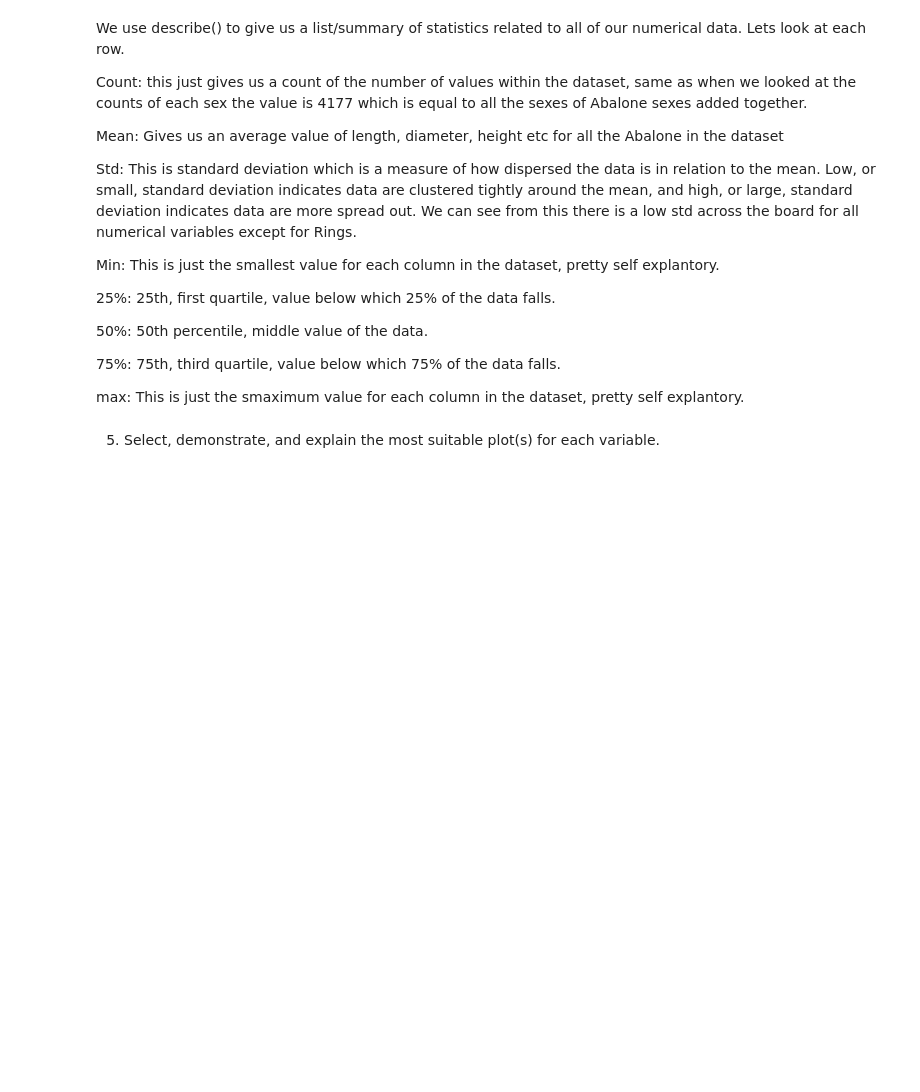
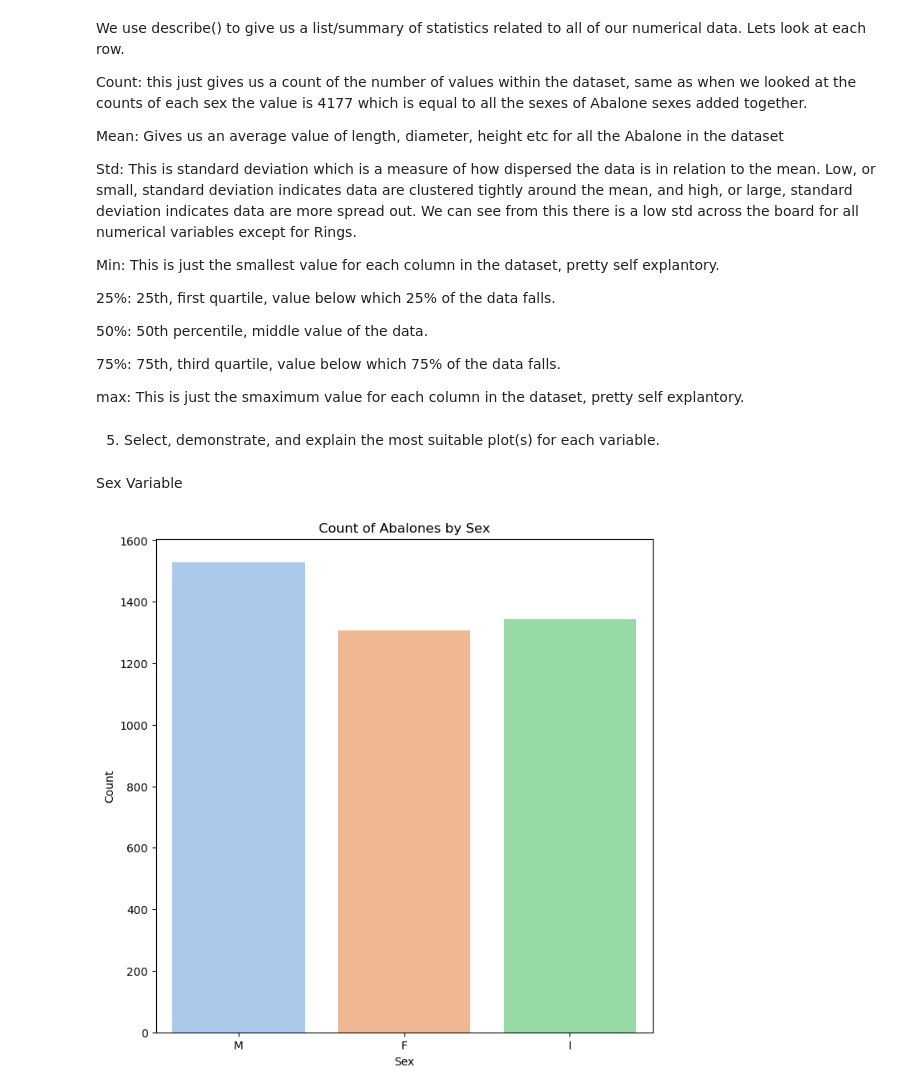
Before and after one commit to RyanMch97/Machine-Learning-Autumn, a Jupyter notebook: MachineLearning-Autumn.ipynb, the cells around one changed output. Cells and saved outputs as stored; diff of their text form; code cells hidden in the pictures; blank space fills up the shorter version.

Commit message:
Point 5 - Sex Variable

```diff
--- a/MachineLearning-Autumn.ipynb
+++ b/MachineLearning-Autumn.ipynb
@@ -167,3 +167,26 @@ Min: This is just the smallest value for each column in the dataset, pretty self
 max: This is just the smaximum value for each column in the dataset, pretty self explantory.
 # %% [markdown]
 5. Select, demonstrate, and explain the most suitable plot(s) for each variable.
+# %% [markdown]
+Sex Variable
+# %%
+# Creating figure with specified size (width=8 inches, height=8 inches)
+plt.figure(figsize=(8, 8))
+
+
+# creating a countplot for the sex variable using the df dataframe with the pastel palette to make it look visually striking
+sns.countplot(x='sex', data=df, palette='pastel')
+
+#title
+plt.title('Count of Abalones by Sex')
+
+#x-axis as 'Sex'
+plt.xlabel('Sex')
+
+#y-axis as 'Count'
+plt.ylabel('Count')
+
+# Displaying plot
+plt.show()
+# %% [output]
+[figure, added]
```
